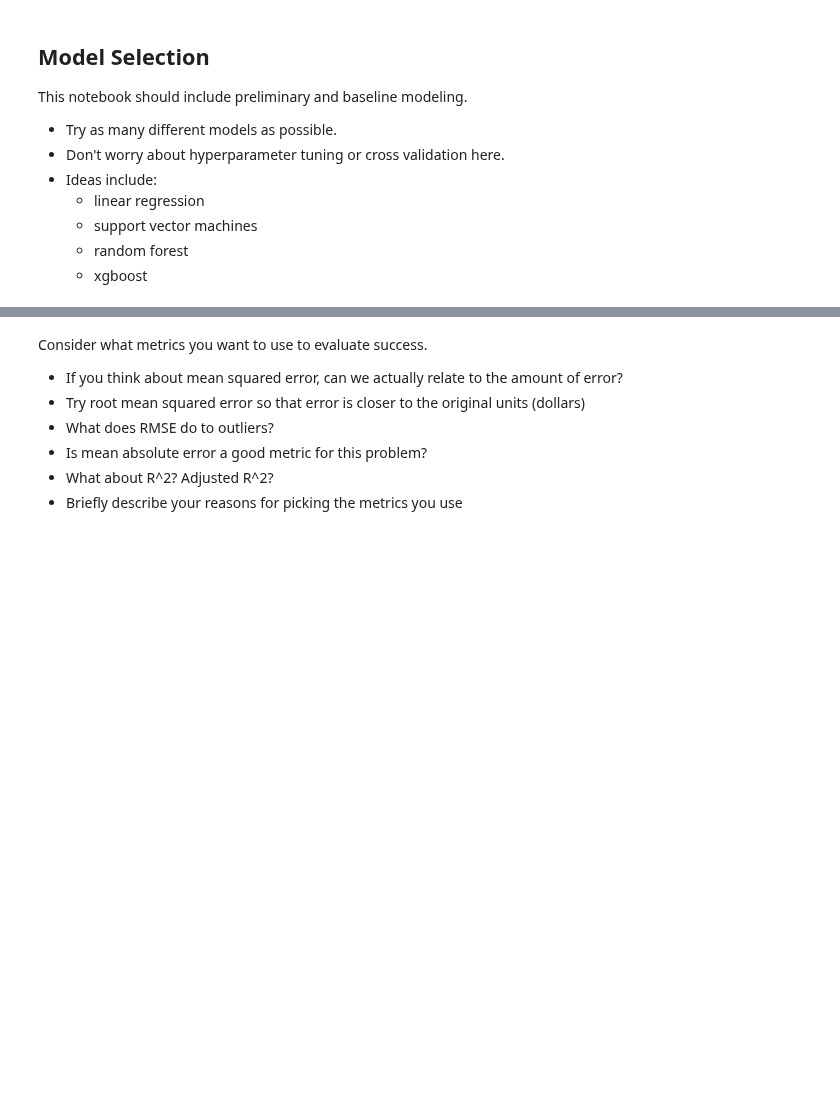
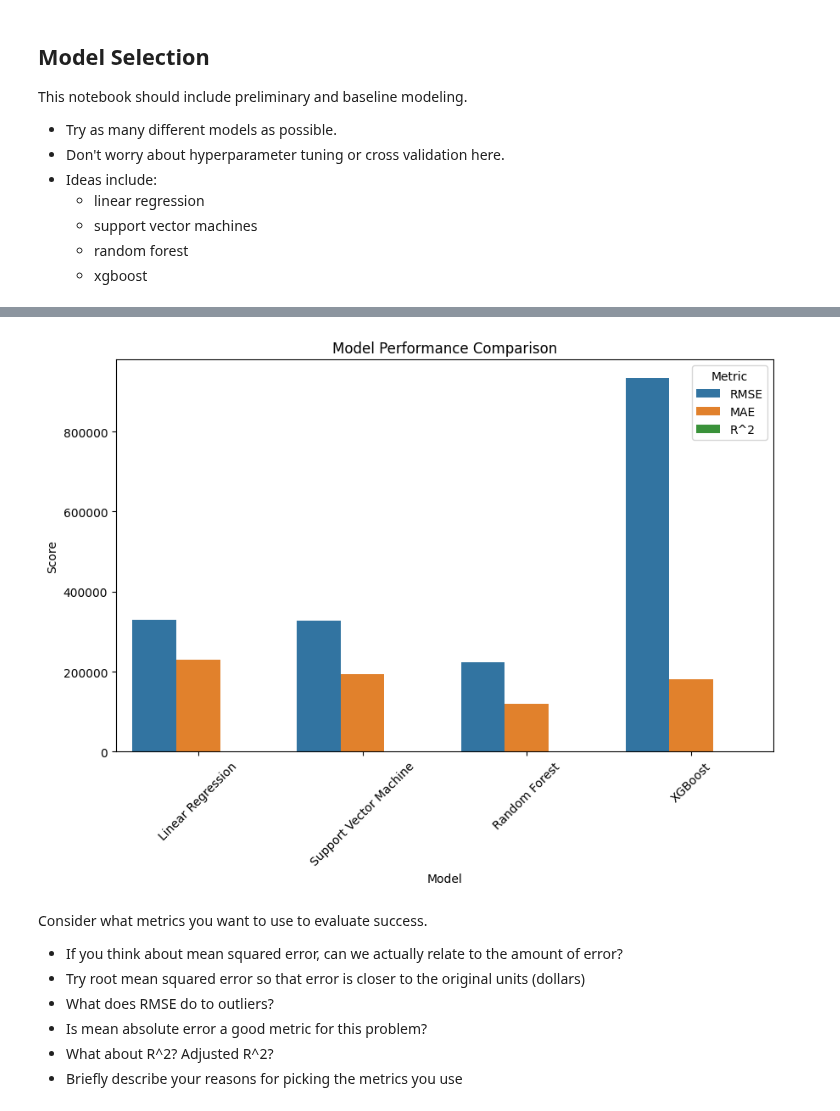
Before and after one commit to FinchWilliam/DS-Midterm-Project, a Jupyter notebook: notebooks/2 - model_selection.ipynb, the cells around one changed output, grey strips where cells are left out. Saved outputs shown, nothing was run; the diff lists cells and outputs as text; code cells hidden in the pictures; blank space fills up the shorter version.

```diff
--- a/notebooks/2 - model_selection.ipynb
+++ b/notebooks/2 - model_selection.ipynb
@@ -31,3 +41,11 @@ y = df['SalePrice']
 
 # Split data into training and testing sets
 X_train, X_test, y_train, y_test = train_test_split(X, y, test_size=0.2, random_state=42)
+# %%
+# Initialize models
+models = {
+    "Linear Regression": LinearRegression(),
+    "Support Vector Machine": SVR(),
+    "Random Forest": RandomForestRegressor(n_estimators=100, random_state=42),
+    "XGBoost": xgb.XGBRegressor(objective='reg:squarederror', n_estimators=100, random_state=42)
+}
@@ -33,0 +117,18 @@ X_train, X_test, y_train, y_test = train_test_split(X, y, test_size=0.2, random_
+# %%
+# dropping type column
+X_train = X_train.drop(columns=["type"])
+X_test = X_test.drop(columns=["type"])
+# %%
+# Train and evaluate models
+results = []
+for name, model in models.items():
+    model.fit(X_train, y_train)
+    y_pred = model.predict(X_test)
+
+    # Calculate evaluation metrics
+    rmse = np.sqrt(mean_squared_error(y_test, y_pred))
+    mae = mean_absolute_error(y_test, y_pred)
+    r2 = r2_score(y_test, y_pred)
+
+    results.append([name, rmse, mae, r2])
+    print(f"{name}:\n RMSE: {rmse:.2f}, MAE: {mae:.2f}, R^2: {r2:.4f}\n")
@@ -33,0 +147,13 @@ X_train, X_test, y_train, y_test = train_test_split(X, y, test_size=0.2, random_
+# %%
+# Convert results to DataFrame for comparison
+results_df = pd.DataFrame(results, columns=["Model", "RMSE", "MAE", "R^2"])
+# %%
+# Plot results
+plt.figure(figsize=(10, 6))
+sns.barplot(data=results_df.melt(id_vars=["Model"], var_name="Metric", value_name="Score"),
+            x="Model", y="Score", hue="Metric")
+plt.xticks(rotation=45)
+plt.title("Model Performance Comparison")
+plt.show()
+# %% [output]
+[figure, added]
```
Also changed, not shown: parts of 13 cells of this notebook, 3 other files.
